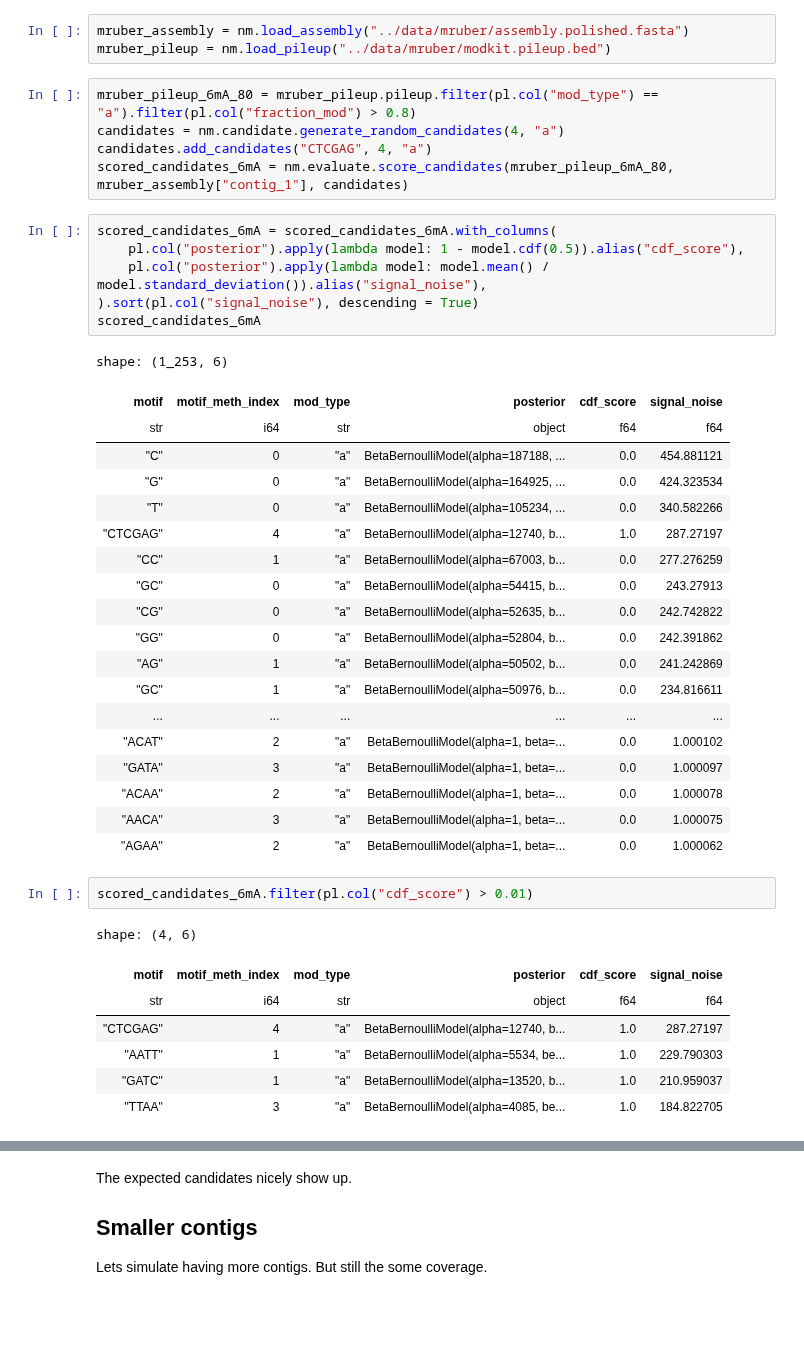
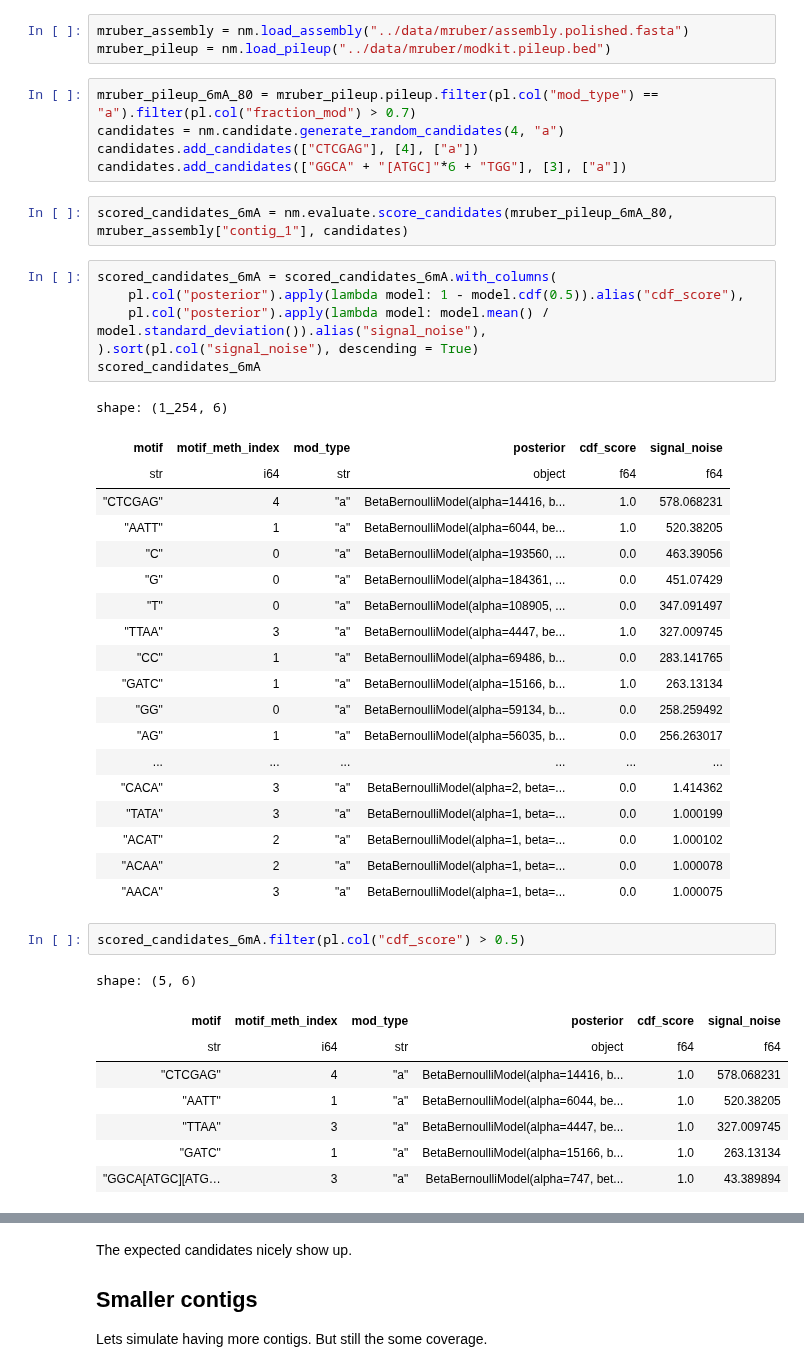
Before and after one commit to MicrobialDarkMatter/nanomotif, a Jupyter notebook: reports/betabernoulli.ipynb, the cells around one changed output, grey strips where cells are left out. Drawn from its saved outputs; the diff is of its cells as text; blank space fills up the shorter version.

```diff
--- a/reports/betabernoulli.ipynb
+++ b/reports/betabernoulli.ipynb
@@ -145,10 +145,12 @@ Additionaly, the following methylation information from [The Epigenomic Landscap
 mruber_assembly = nm.load_assembly("../data/mruber/assembly.polished.fasta")
 mruber_pileup = nm.load_pileup("../data/mruber/modkit.pileup.bed")
 # %%
-mruber_pileup_6mA_80 = mruber_pileup.pileup.filter(pl.col("mod_type") == "a").filter(pl.col("fraction_mod") > 0.8)
+mruber_pileup_6mA_80 = mruber_pileup.pileup.filter(pl.col("mod_type") == "a").filter(pl.col("fraction_mod") > 0.7)
 candidates = nm.candidate.generate_random_candidates(4, "a")
-candidates.add_candidates("CTCGAG", 4, "a")
-scored_candidates_6mA = nm.evaluate.score_candidates(mruber_pileup_6mA_80, mruber_assembly["contig_1"], candidates)
+candidates.add_candidates(["CTCGAG"], [4], ["a"])
+candidates.add_candidates(["GGCA" + "[ATGC]"*6 + "TGG"], [3], ["a"])
+# %%
+scored_candidates_6mA = nm.evaluate.score_candidates(mruber_pileup_6mA_80, mruber_assembly["contig_1"], candidates)
 # %%
 scored_candidates_6mA = scored_candidates_6mA.with_columns(
     pl.col("posterior").apply(lambda model: 1 - model.cdf(0.5)).alias("cdf_score"),
@@ -156,32 +158,33 @@ scored_candidates_6mA = scored_candidates_6mA.with_columns(
 ).sort(pl.col("signal_noise"), descending = True)
 scored_candidates_6mA
 # %% [output]
-shape: (1_253, 6)
+shape: (1_254, 6)
 | motif | motif_meth_index | mod_type | posterior | cdf_score | signal_noise |
 | str | i64 | str | object | f64 | f64 |
-| "C" | 0 | "a" | BetaBernoulliModel(alpha=187188, ... | 0.0 | 454.881121 |
-| "G" | 0 | "a" | BetaBernoulliModel(alpha=164925, ... | 0.0 | 424.323534 |
-| "T" | 0 | "a" | BetaBernoulliModel(alpha=105234, ... | 0.0 | 340.582266 |
-| "CTCGAG" | 4 | "a" | BetaBernoulliModel(alpha=12740, b... | 1.0 | 287.27197 |
-| "CC" | 1 | "a" | BetaBernoulliModel(alpha=67003, b... | 0.0 | 277.276259 |
-| "GC" | 0 | "a" | BetaBernoulliModel(alpha=54415, b... | 0.0 | 243.27913 |
-| "CG" | 0 | "a" | BetaBernoulliModel(alpha=52635, b... | 0.0 | 242.742822 |
-| "GG" | 0 | "a" | BetaBernoulliModel(alpha=52804, b... | 0.0 | 242.391862 |
-| "AG" | 1 | "a" | BetaBernoulliModel(alpha=50502, b... | 0.0 | 241.242869 |
-| "GC" | 1 | "a" | BetaBernoulliModel(alpha=50976, b... | 0.0 | 234.816611 |
+| "CTCGAG" | 4 | "a" | BetaBernoulliModel(alpha=14416, b... | 1.0 | 578.068231 |
+| "AATT" | 1 | "a" | BetaBernoulliModel(alpha=6044, be... | 1.0 | 520.38205 |
+| "C" | 0 | "a" | BetaBernoulliModel(alpha=193560, ... | 0.0 | 463.39056 |
+| "G" | 0 | "a" | BetaBernoulliModel(alpha=184361, ... | 0.0 | 451.07429 |
+| "T" | 0 | "a" | BetaBernoulliModel(alpha=108905, ... | 0.0 | 347.091497 |
+| "TTAA" | 3 | "a" | BetaBernoulliModel(alpha=4447, be... | 1.0 | 327.009745 |
+| "CC" | 1 | "a" | BetaBernoulliModel(alpha=69486, b... | 0.0 | 283.141765 |
+| "GATC" | 1 | "a" | BetaBernoulliModel(alpha=15166, b... | 1.0 | 263.13134 |
+| "GG" | 0 | "a" | BetaBernoulliModel(alpha=59134, b... | 0.0 | 258.259492 |
+| "AG" | 1 | "a" | BetaBernoulliModel(alpha=56035, b... | 0.0 | 256.263017 |
 | ... | ... | ... | ... | ... | ... |
+| "CACA" | 3 | "a" | BetaBernoulliModel(alpha=2, beta=... | 0.0 | 1.414362 |
+| "TATA" | 3 | "a" | BetaBernoulliModel(alpha=1, beta=... | 0.0 | 1.000199 |
 | "ACAT" | 2 | "a" | BetaBernoulliModel(alpha=1, beta=... | 0.0 | 1.000102 |
-| "GATA" | 3 | "a" | BetaBernoulliModel(alpha=1, beta=... | 0.0 | 1.000097 |
 | "ACAA" | 2 | "a" | BetaBernoulliModel(alpha=1, beta=... | 0.0 | 1.000078 |
 | "AACA" | 3 | "a" | BetaBernoulliModel(alpha=1, beta=... | 0.0 | 1.000075 |
-| "AGAA" | 2 | "a" | BetaBernoulliModel(alpha=1, beta=... | 0.0 | 1.000062 |
 # %%
-scored_candidates_6mA.filter(pl.col("cdf_score") > 0.01)
+scored_candidates_6mA.filter(pl.col("cdf_score") > 0.5)
 # %% [output]
-shape: (4, 6)
+shape: (5, 6)
 | motif | motif_meth_index | mod_type | posterior | cdf_score | signal_noise |
 | str | i64 | str | object | f64 | f64 |
-| "CTCGAG" | 4 | "a" | BetaBernoulliModel(alpha=12740, b... | 1.0 | 287.27197 |
-| "AATT" | 1 | "a" | BetaBernoulliModel(alpha=5534, be... | 1.0 | 229.790303 |
-| "GATC" | 1 | "a" | BetaBernoulliModel(alpha=13520, b... | 1.0 | 210.959037 |
-| "TTAA" | 3 | "a" | BetaBernoulliModel(alpha=4085, be... | 1.0 | 184.822705 |
+| "CTCGAG" | 4 | "a" | BetaBernoulliModel(alpha=14416, b... | 1.0 | 578.068231 |
+| "AATT" | 1 | "a" | BetaBernoulliModel(alpha=6044, be... | 1.0 | 520.38205 |
+| "TTAA" | 3 | "a" | BetaBernoulliModel(alpha=4447, be... | 1.0 | 327.009745 |
+| "GATC" | 1 | "a" | BetaBernoulliModel(alpha=15166, b... | 1.0 | 263.13134 |
+| "GGCA[ATGC][ATG… | 3 | "a" | BetaBernoulliModel(alpha=747, bet... | 1.0 | 43.389894 |
```
Also changed, not shown: parts of 11 cells of this notebook, 8 other files.
